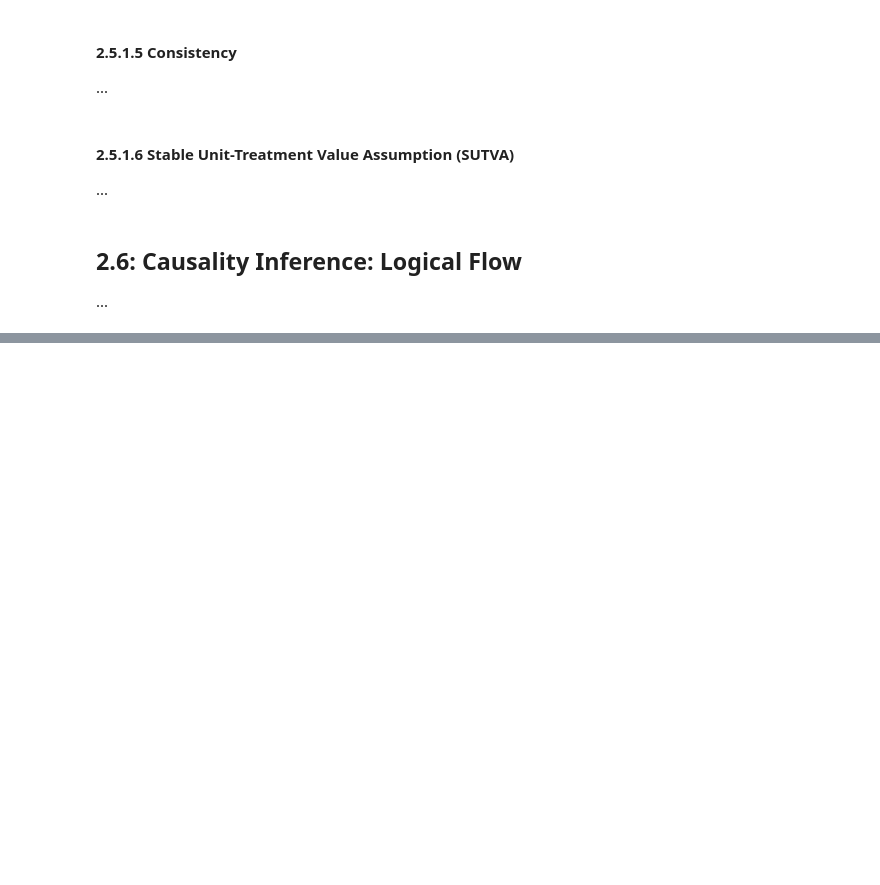
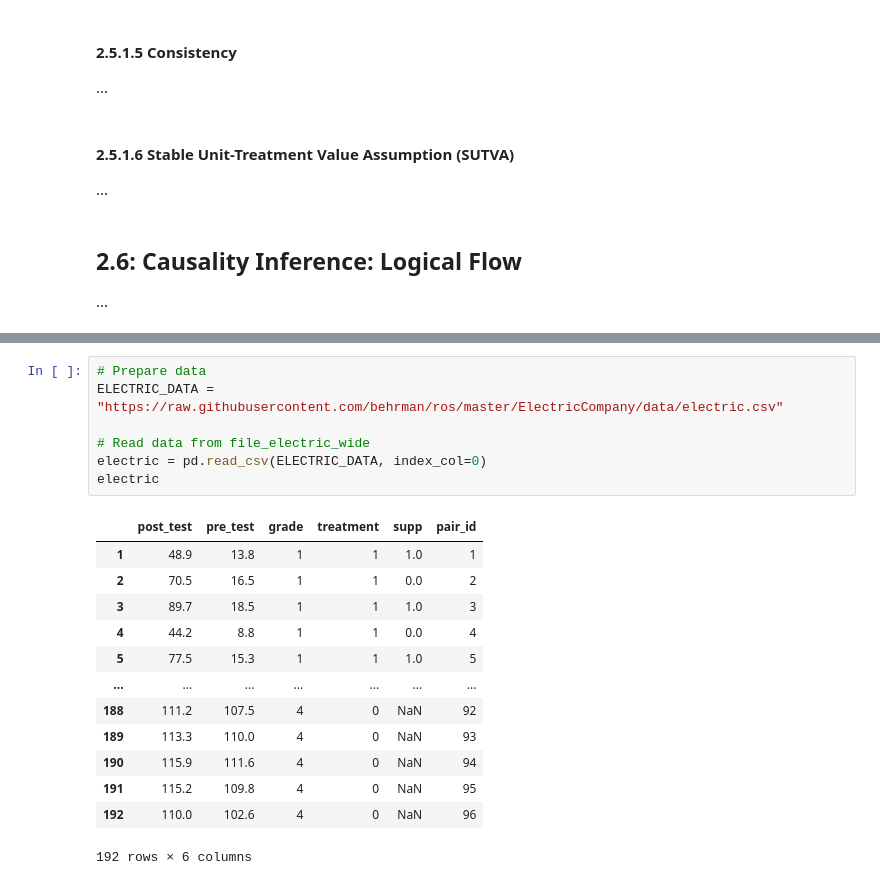
Before and after one commit to stefano-bragaglia/applied-causal-inference, a Jupyter notebook: src/notebooks/02_theory_and_basic_concepts.ipynb, the cells around one changed output, grey strips where cells are left out. Saved outputs shown, nothing was run; the diff lists cells and outputs as text; blank space fills up the shorter version.

```diff
--- a/src/notebooks/02_theory_and_basic_concepts.ipynb
+++ b/src/notebooks/02_theory_and_basic_concepts.ipynb
@@ -294,0 +318,21 @@ It aims to develop causal reasoning skills and offers practice in basic inferenc
+# %%
+# Prepare data
+ELECTRIC_DATA = "https://raw.githubusercontent.com/behrman/ros/master/ElectricCompany/data/electric.csv"
+
+# Read data from file_electric_wide
+electric = pd.read_csv(ELECTRIC_DATA, index_col=0)
+electric
+# %% [output]
+|  | post_test | pre_test | grade | treatment | supp | pair_id |
+| 1 | 48.9 | 13.8 | 1 | 1 | 1.0 | 1 |
+| 2 | 70.5 | 16.5 | 1 | 1 | 0.0 | 2 |
+| 3 | 89.7 | 18.5 | 1 | 1 | 1.0 | 3 |
+| 4 | 44.2 | 8.8 | 1 | 1 | 0.0 | 4 |
+| 5 | 77.5 | 15.3 | 1 | 1 | 1.0 | 5 |
+| ... | ... | ... | ... | ... | ... | ... |
+| 188 | 111.2 | 107.5 | 4 | 0 | NaN | 92 |
+| 189 | 113.3 | 110.0 | 4 | 0 | NaN | 93 |
+| 190 | 115.9 | 111.6 | 4 | 0 | NaN | 94 |
+| 191 | 115.2 | 109.8 | 4 | 0 | NaN | 95 |
+| 192 | 110.0 | 102.6 | 4 | 0 | NaN | 96 |
+192 rows × 6 columns
```
Also changed, not shown: parts of 14 cells of this notebook, 1 other file.
